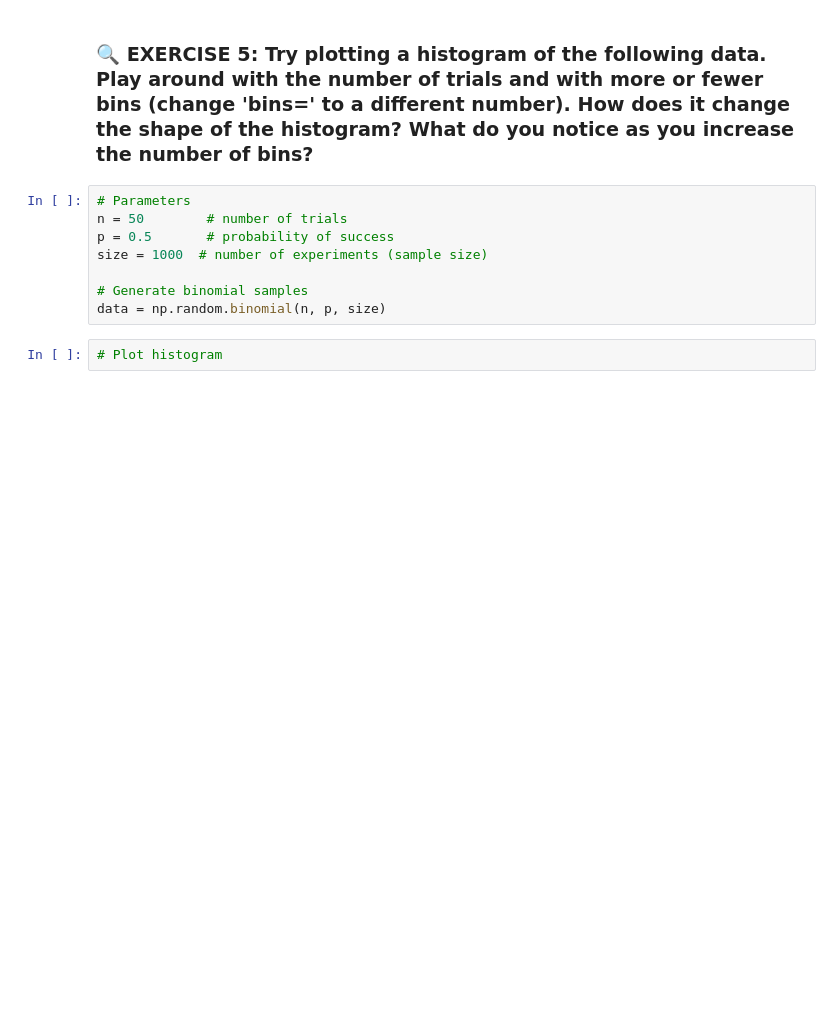
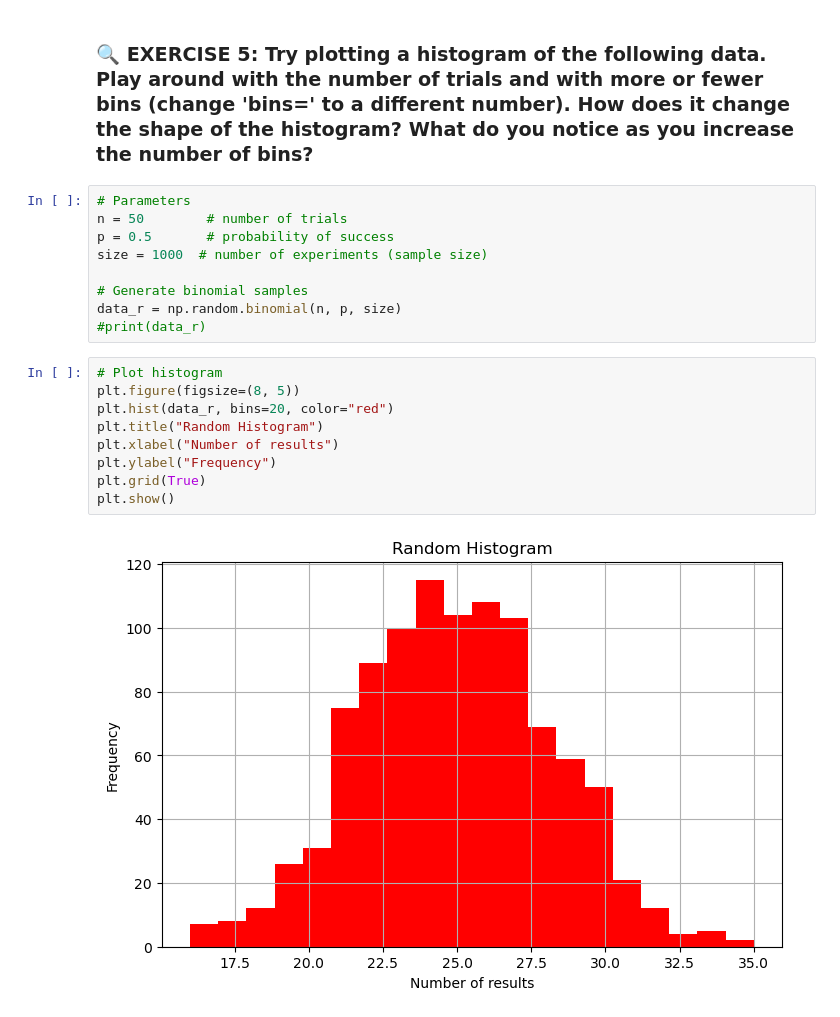
Before and after one commit to idontwantausername94/CFR-2025, a Jupyter notebook: Stats/Notebooks/0-Stats_histograms.ipynb, the cells around one changed output. Cells and saved outputs as stored; diff of their text form; blank space fills up the shorter version.

```diff
--- a/Stats/Notebooks/0-Stats_histograms.ipynb
+++ b/Stats/Notebooks/0-Stats_histograms.ipynb
@@ -212,6 +207,16 @@ p = 0.5       # probability of success
 size = 1000  # number of experiments (sample size)
 
 # Generate binomial samples
-data = np.random.binomial(n, p, size)
+data_r = np.random.binomial(n, p, size)
+#print(data_r)
 # %%
 # Plot histogram
+plt.figure(figsize=(8, 5))
+plt.hist(data_r, bins=20, color="red")
+plt.title("Random Histogram")
+plt.xlabel("Number of results")
+plt.ylabel("Frequency")
+plt.grid(True)
+plt.show()
+# %% [output]
+[figure, added]
```
Also changed, not shown: parts of 3 cells of this notebook.
